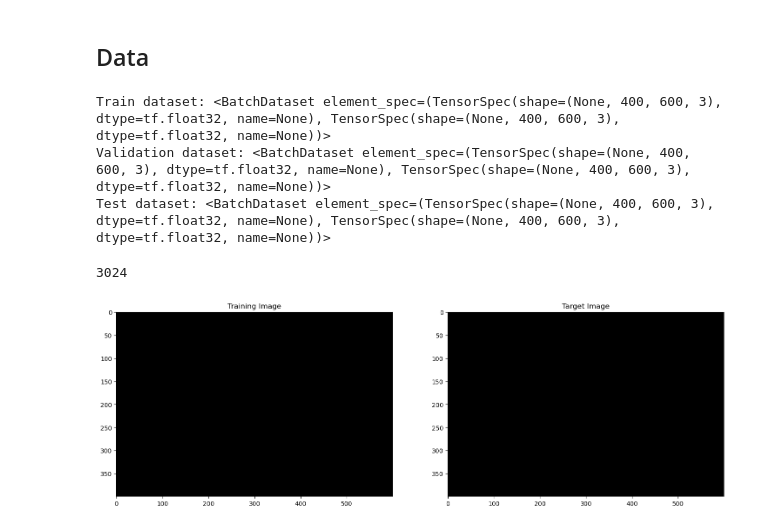
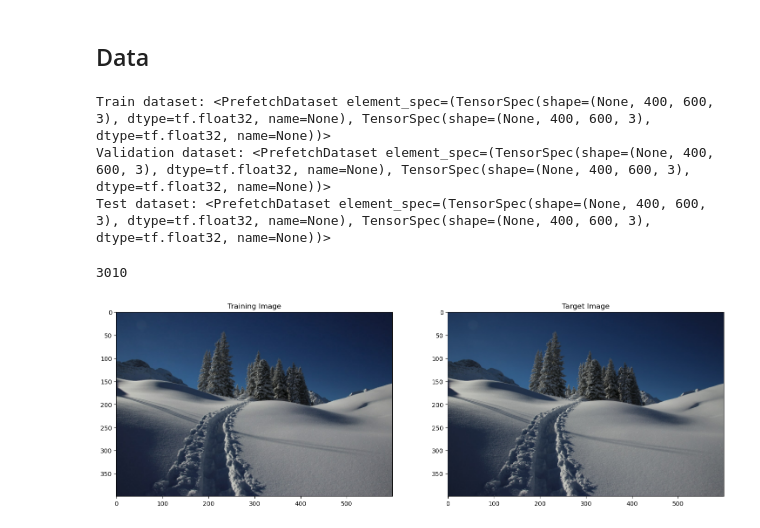
Before and after one commit to Gho-Ost/super-resolution, a Jupyter notebook: tfDataset_tests.ipynb, the cells around one changed output. Drawn from its saved outputs; the diff is of its cells as text; code cells hidden in the pictures.

```diff
--- a/tfDataset_tests.ipynb
+++ b/tfDataset_tests.ipynb
@@ -95,13 +95,13 @@ def load_and_preprocess_image(low_res_path, high_res_path):
     low_res_image = tf.io.read_file(low_res_path)
     low_res_image = tf.image.decode_jpeg(low_res_image, channels=3)
     low_res_image = tf.image.resize(low_res_image, IMAGE_SHAPE)
+    low_res_image = low_res_image / 255.0
 
     high_res_image = tf.io.read_file(high_res_path)
     high_res_image = tf.image.decode_jpeg(high_res_image, channels=3)
     high_res_image = tf.image.resize(high_res_image, IMAGE_SHAPE)
+    high_res_image = high_res_image / 255.0
 
-    low_res_image = low_res_image / 255.0
-    high_res_image = high_res_image / 255.0
     return low_res_image, high_res_image
 
 def create_dataset(data, data_dir, batch_size):
@@ -111,11 +111,12 @@ def create_dataset(data, data_dir, batch_size):
     dataset = tf.data.Dataset.from_tensor_slices((low_res_paths, high_res_paths))
     dataset = dataset.map(load_and_preprocess_image)
     dataset = dataset.batch(batch_size)
+    dataset = dataset.prefetch(buffer_size=tf.data.AUTOTUNE)
 
     return dataset
 
 # Define constants
-BATCH_SIZE = 16
+BATCH_SIZE = 2
 DATA_DIR = 'Data'
 
 # Load CSV file
@@ -136,36 +137,34 @@ print("Train dataset:", train_dataset)
 print("Validation dataset:", val_dataset)
 print("Test dataset:", test_dataset)
 # %% [output]
-Train dataset: <BatchDataset element_spec=(TensorSpec(shape=(None, 400, 600, 3), dtype=tf.float32, name=None), TensorSpec(shape=(None, 400, 600, 3), dtype=tf.float32, name=None))>
-Validation dataset: <BatchDataset element_spec=(TensorSpec(shape=(None, 400, 600, 3), dtype=tf.float32, name=None), TensorSpec(shape=(None, 400, 600, 3), dtype=tf.float32, name=None))>
-Test dataset: <BatchDataset element_spec=(TensorSpec(shape=(None, 400, 600, 3), dtype=tf.float32, name=None), TensorSpec(shape=(None, 400, 600, 3), dtype=tf.float32, name=None))>
+Train dataset: <PrefetchDataset element_spec=(TensorSpec(shape=(None, 400, 600, 3), dtype=tf.float32, name=None), TensorSpec(shape=(None, 400, 600, 3), dtype=tf.float32, name=None))>
+Validation dataset: <PrefetchDataset element_spec=(TensorSpec(shape=(None, 400, 600, 3), dtype=tf.float32, name=None), TensorSpec(shape=(None, 400, 600, 3), dtype=tf.float32, name=None))>
+Test dataset: <PrefetchDataset element_spec=(TensorSpec(shape=(None, 400, 600, 3), dtype=tf.float32, name=None), TensorSpec(shape=(None, 400, 600, 3), dtype=tf.float32, name=None))>
 # %%
 len(train_dataset) * BATCH_SIZE
 # %% [output]
-3024
+3010
 # %%
-import matplotlib.pyplot as plt
-
 # Create an iterator for the train_dataset
 train_iterator = iter(train_dataset)
 
 # Get a batch of training examples
 batch_of_images, batch_of_targets = next(train_iterator)
 
 # Visualize the first training example and its target
-sample_training_image = batch_of_images[10].numpy()
-sample_target_image = batch_of_targets[10].numpy()
+sample_training_image = batch_of_images[0].numpy()*255
+sample_target_image = batch_of_targets[0].numpy()*255
 
 # Display the images
 plt.figure(figsize=(18, 14))
 plt.subplot(1, 2, 1)
-plt.imshow(sample_training_image.astype("uint8"))
+plt.imshow(sample_training_image)
 plt.title("Training Image")
 
 plt.subplot(1, 2, 2)
-plt.imshow(sample_target_image.astype("uint8"))
+plt.imshow(sample_target_image)
 plt.title("Target Image")
 
 plt.show()
 # %% [output]
-[figure, old version]
+[figure, new version]
```
Also changed, not shown: parts of 7 cells of this notebook.
